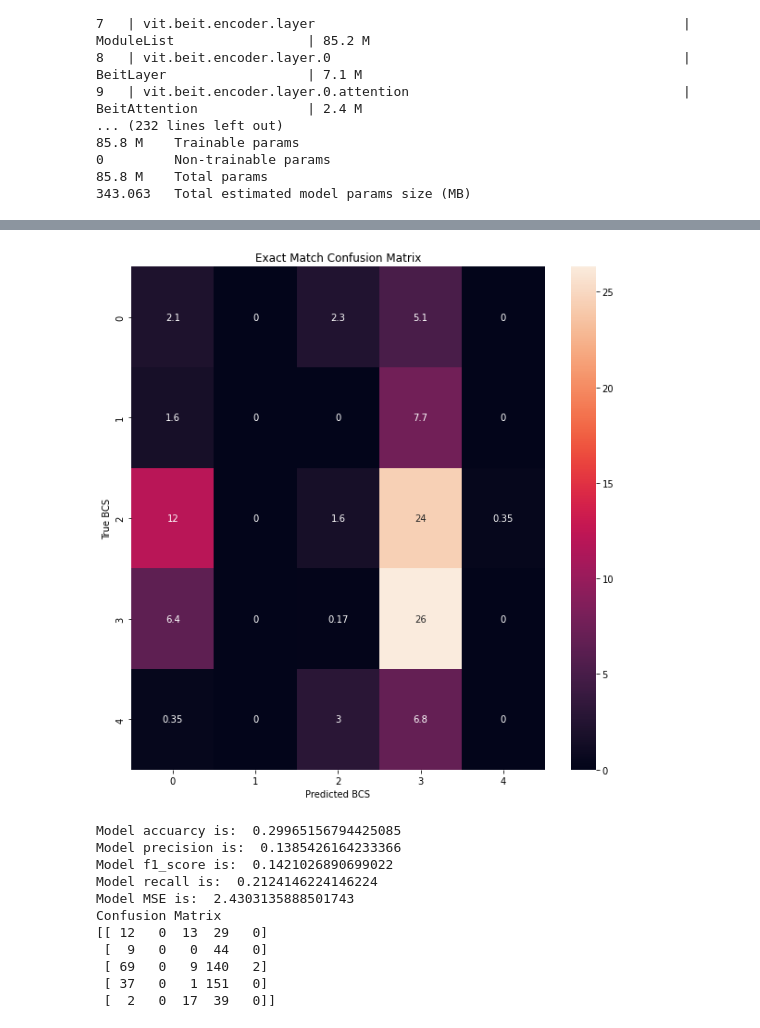
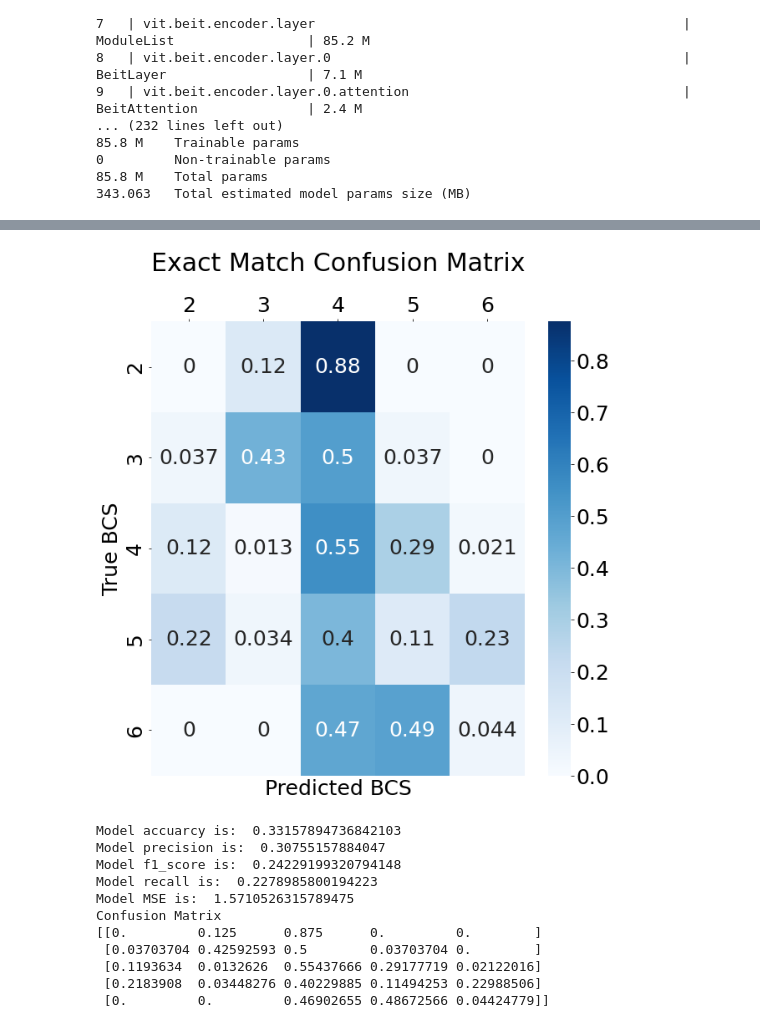
Before and after one commit to zwinkler/Automated-BCS, a Jupyter notebook: BEiT_py_lightning.ipynb, the cells around one changed output, grey strips where cells are left out. Cells and saved outputs as stored; diff of their text form; code cells hidden in the pictures.

```diff
--- a/BEiT_py_lightning.ipynb
+++ b/BEiT_py_lightning.ipynb
@@ -49,0 +59,9 @@ Dataset({
+# %%
+#The feature extracter contains the parameters needed to preprocess images before using them as inputs to the transformer
+#feature_extractor = BeitFeatureExtractor.from_pretrained("google/vit-base-patch16-224-in21k")
+feature_extractor = BeitFeatureExtractor.from_pretrained("microsoft/beit-base-patch16-224")
+
+
+train_ds = load_dataset(train_ds_name, data_dir="*/", split="train")
+val_ds = load_dataset(val_ds_name, data_dir="*/", split="train")
+test_ds = load_dataset(test_ds_name, data_dir="*/", split="train")
@@ -175,9 +173,8 @@ labels torch.Size([16])
 assert batch['pixel_values'].shape == (train_batch_size, 3, 224, 224)
 assert batch['labels'].shape == (train_batch_size,)
 # %%
-import pytorch_lightning as pl
-from transformers import BeitForImageClassification, AdamW
-import torch.nn as nn
+#This is the actual model. Modifications can be made by modifying the vit variable on line 10. Different dataloaders,
+#loss functions, and metrics can be calculated and logged by modifying each step and common step function below.
 
 class ViTLightningModule(pl.LightningModule):
     def __init__(self, num_labels=10):
@@ -197,7 +194,6 @@ class ViTLightningModule(pl.LightningModule):
         labels = batch['labels']
         logits = self(pixel_values)
 
-        #criterion = nn.CrossEntropyLoss()
         criterion = nn.CrossEntropyLoss(weight=torch.cuda.FloatTensor(class_weights))
         loss = criterion(logits, labels)
         predictions = logits.argmax(-1)
@@ -217,7 +213,7 @@ class ViTLightningModule(pl.LightningModule):
 
     def validation_step(self, batch, batch_idx):
         loss, accuracy = self.common_step(batch, batch_idx)
-        self.log("validation_loss", loss, on_epoch=True)
+        self.log("validation_loss", loss, on_epoch=True, prog_bar=True, logger=True)
         self.log("validation_accuracy", accuracy, on_epoch=True)
 
         return loss
@@ -244,13 +240,12 @@ class ViTLightningModule(pl.LightningModule):
     def predict_dataloader(self):
         return test_dataloader
 # %%
-from pytorch_lightning import Trainer
-from pytorch_lightning.callbacks import EarlyStopping, ModelCheckpoint
+#The trained below is what actually trains the model. The model currently overfits quite quickly, so earlystopping anc checkpointing are not utilized heavily.
 
 # for early stopping, see https://pytorch-lightning.readthedocs.io/en/1.0.0/early_stopping.html?highlight=early%20stopping
 early_stop_callback = EarlyStopping(
     monitor='validation_loss',
-    patience=0,
+    patience=1,
     strict=False,
     verbose=True,
     mode='min',
@@ -262,9 +257,9 @@ early_stop_callback = EarlyStopping(
 model = ViTLightningModule()
 trainer = Trainer(accelerator='gpu', devices=1, callbacks=[early_stop_callback],#, checkpoint],
     enable_checkpointing=False,
-    logger=False,
+    logger=True,
     check_val_every_n_epoch=1,
-    max_epochs=2,
+    max_epochs=5,
     min_epochs=0,
     )
 
@@ -458,58 +461,56 @@ print(np.shape(y_true)[0])
 # %%
-from sklearn.metrics import confusion_matrix
-import matplotlib.pyplot as plt
-import pandas as pd
-import seaborn as sn
-import sklearn.metrics
+#Confusion matrix and metric generation code.
 
+plt.rcParams.update({'font.size': 25})
 
-cf_matrix = confusion_matrix(y_true_total, y_pred_total)
+cf_matrix = confusion_matrix(y_true_total, y_pred_total, normalize='true')
 
 df_cm = pd.DataFrame(cf_matrix/np.sum(cf_matrix) *100, index = range(0, 5),
                      columns = range(0, 5))
 
 
 plt.figure(figsize=(10,10))
-sn.heatmap(df_cm, annot=True)
-#sklearn.metrics.ConfusionMatrixDisplay.from_predictions(y_true_total, y_pred_total, display_labels=[2, 3, 4, 5, 6], cmap='gray', colorbar=False)
-plt.title('Exact Match Confusion Matrix')
+#con_mat = sklearn.metrics.ConfusionMatrixDisplay.from_predictions(y_true_total, y_pred_total, display_labels=[2, 3, 4, 5, 6], cmap='gray', colorbar=False)
+ax = sn.heatmap(cf_matrix, annot=True, xticklabels=[2, 3, 4, 5, 6], yticklabels=[2, 3, 4, 5, 6], cmap='Blues')
+ax.xaxis.tick_top()
+plt.title('Exact Match Confusion Matrix', y=1.1)
 plt.xlabel('Predicted BCS')
 plt.ylabel('True BCS')
 plt.show()
 # plt.xticks([0, 1, 2, 3, 4], [2, 3, 4, 5, 6])
 # plt.yticks([0, 1, 2, 3, 4], [2, 3, 4, 5, 6])
 
 
 
 import sklearn
 #metrics
 accuarcy = sklearn.metrics.accuracy_score(y_true_total, y_pred_total)
 print('Model accuarcy is: ', accuarcy)
 precision = sklearn.metrics.precision_score(y_true_total,y_pred_total, average='macro')
 print('Model precision is: ', precision)
 
 f1_score = sklearn.metrics.f1_score(y_true_total,y_pred_total, average='macro')
 print('Model f1_score is: ', f1_score)
 
 recall = sklearn.metrics.recall_score(y_true_total,y_pred_total, average='macro')
 print('Model recall is: ', recall)
 
 MSE = sklearn.metrics.mean_squared_error(y_true_total,y_pred_total)
 print('Model MSE is: ', MSE)
 
 print("Confusion Matrix")
 print(cf_matrix)
 # %% [output]
-[figure, old version]
+[figure, new version]
-Model accuarcy is:  0.29965156794425085
-Model precision is:  0.1385426164233366
-Model f1_score is:  0.1421026890699022
-Model recall is:  0.2124146224146224
-Model MSE is:  2.4303135888501743
+Model accuarcy is:  0.33157894736842103
+Model precision is:  0.30755157884047
+Model f1_score is:  0.24229199320794148
+Model recall is:  0.2278985800194223
+Model MSE is:  1.5710526315789475
 Confusion Matrix
-[[ 12   0  13  29   0]
- [  9   0   0  44   0]
- [ 69   0   9 140   2]
- [ 37   0   1 151   0]
- [  2   0  17  39   0]]
+[[0.         0.125      0.875      0.         0.        ]
+ [0.03703704 0.42592593 0.5        0.03703704 0.        ]
+ [0.1193634  0.0132626  0.55437666 0.29177719 0.02122016]
+ [0.2183908  0.03448276 0.40229885 0.11494253 0.22988506]
+ [0.         0.         0.46902655 0.48672566 0.04424779]]
 # %%
```
Also changed, not shown: parts of 21 cells of this notebook.
